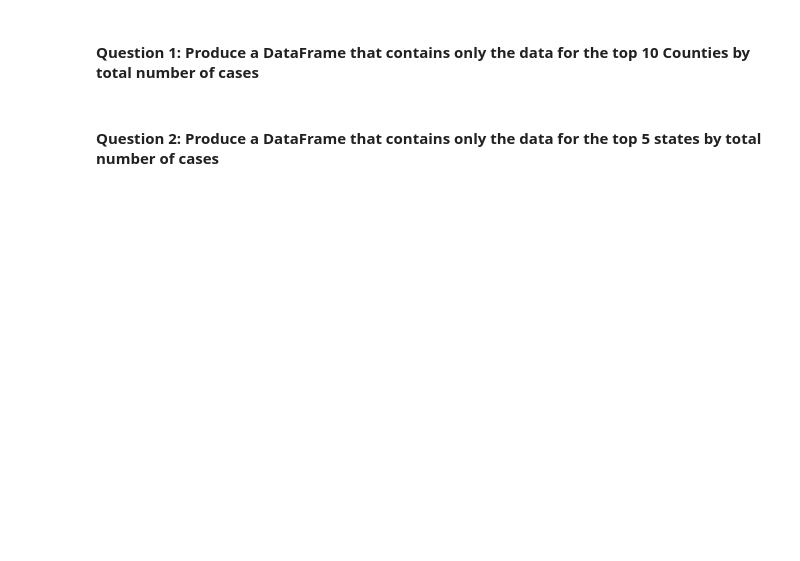
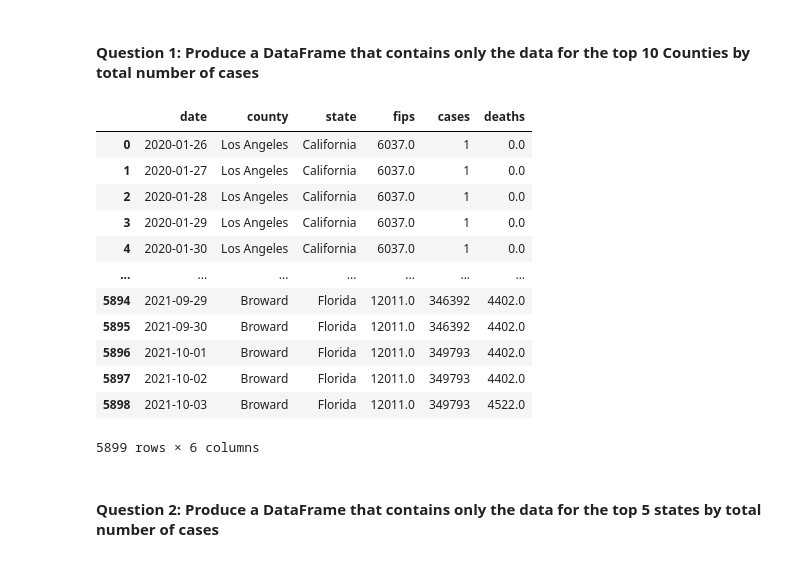
Before and after one commit to CMU-MS-DAS-Modern-Programming-Mini/ClassAssignmentNo4, a Jupyter notebook: US County Data - pandas.ipynb, the cells around one changed output. Saved outputs shown, nothing was run; the diff lists cells and outputs as text; code cells hidden in the pictures; blank space fills up the shorter version.

```diff
--- a/US County Data - pandas.ipynb
+++ b/US County Data - pandas.ipynb
@@ -19,4 +38,25 @@ deaths - The cumulative number of deaths in at the date in the county
 # %% [markdown]
 #### Question 1: Produce a DataFrame that contains only the data for the top 10 Counties by total number of cases
+# %%
+wanted_cols = ['date','county','state','fips','cases','deaths']
+grouped_cases = df.groupby(by=['fips'],as_index=False).max().sort_values(by='cases',ascending=False).head(10)
+#top_10_counties = df[df['fips'].isin(grouped_cases['fips'].tolist())]
+top_10_counties = grouped_cases[['fips']].merge(df,how='left',left_on='fips',right_on='fips')[wanted_cols]
+
+top_10_counties
+# %% [output]
+|  | date | county | state | fips | cases | deaths |
+| 0 | 2020-01-26 | Los Angeles | California | 6037.0 | 1 | 0.0 |
+| 1 | 2020-01-27 | Los Angeles | California | 6037.0 | 1 | 0.0 |
+| 2 | 2020-01-28 | Los Angeles | California | 6037.0 | 1 | 0.0 |
+| 3 | 2020-01-29 | Los Angeles | California | 6037.0 | 1 | 0.0 |
+| 4 | 2020-01-30 | Los Angeles | California | 6037.0 | 1 | 0.0 |
+| ... | ... | ... | ... | ... | ... | ... |
+| 5894 | 2021-09-29 | Broward | Florida | 12011.0 | 346392 | 4402.0 |
+| 5895 | 2021-09-30 | Broward | Florida | 12011.0 | 346392 | 4402.0 |
+| 5896 | 2021-10-01 | Broward | Florida | 12011.0 | 349793 | 4402.0 |
+| 5897 | 2021-10-02 | Broward | Florida | 12011.0 | 349793 | 4402.0 |
+| 5898 | 2021-10-03 | Broward | Florida | 12011.0 | 349793 | 4522.0 |
+5899 rows × 6 columns
 # %% [markdown]
 ####  Question 2: Produce a DataFrame that contains only the data for the top 5 states by total number of cases
```
Also changed, not shown: parts of 7 cells of this notebook.
